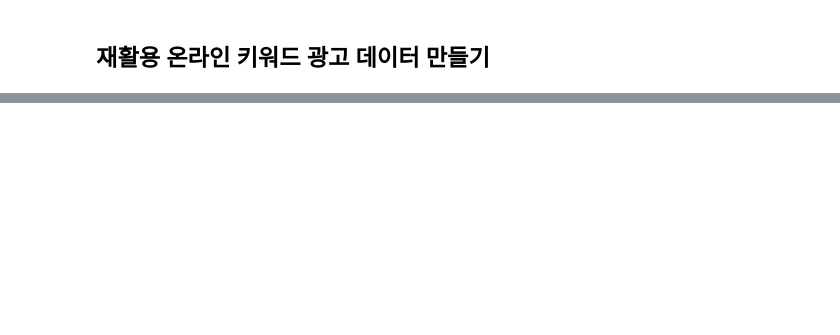
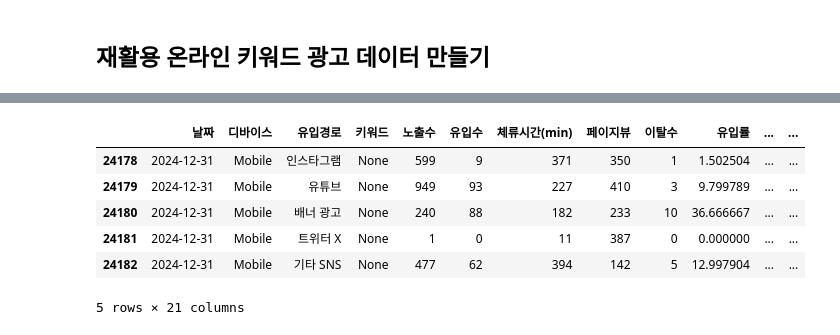
Before and after one commit to jjjjunn/fake_data_for_streamlit_prj, a Jupyter notebook: online.ipynb, the cells around one changed output, grey strips where cells are left out. Drawn from its saved outputs; the diff is of its cells as text; code cells hidden in the pictures; blank space fills up the shorter version.

Commit message:
Add files via upload
revised and added columns on Mar 15

```diff
--- a/online.ipynb
+++ b/online.ipynb
@@ -107,0 +190,12 @@ data.tail()
+# %%
+# 평균 체류 시간 계산
+data["평균체류시간(min)"] = data["체류시간(min)"] / data["유입수"]
+data.tail()
+# %% [output]
+|  | 날짜 | 디바이스 | 유입경로 | 키워드 | 노출수 | 유입수 | 체류시간(min) | 페이지뷰 | 이탈수 | 유입률 | ... | ... |
+| 24178 | 2024-12-31 | Mobile | 인스타그램 | None | 599 | 9 | 371 | 350 | 1 | 1.502504 | ... | ... |
+| 24179 | 2024-12-31 | Mobile | 유튜브 | None | 949 | 93 | 227 | 410 | 3 | 9.799789 | ... | ... |
+| 24180 | 2024-12-31 | Mobile | 배너 광고 | None | 240 | 88 | 182 | 233 | 10 | 36.666667 | ... | ... |
+| 24181 | 2024-12-31 | Mobile | 트위터 X | None | 1 | 0 | 11 | 387 | 0 | 0.000000 | ... | ... |
+| 24182 | 2024-12-31 | Mobile | 기타 SNS | None | 477 | 62 | 394 | 142 | 5 | 12.997904 | ... | ... |
+5 rows × 21 columns
```
Also changed, not shown: parts of 6 cells of this notebook, 1 other file.
